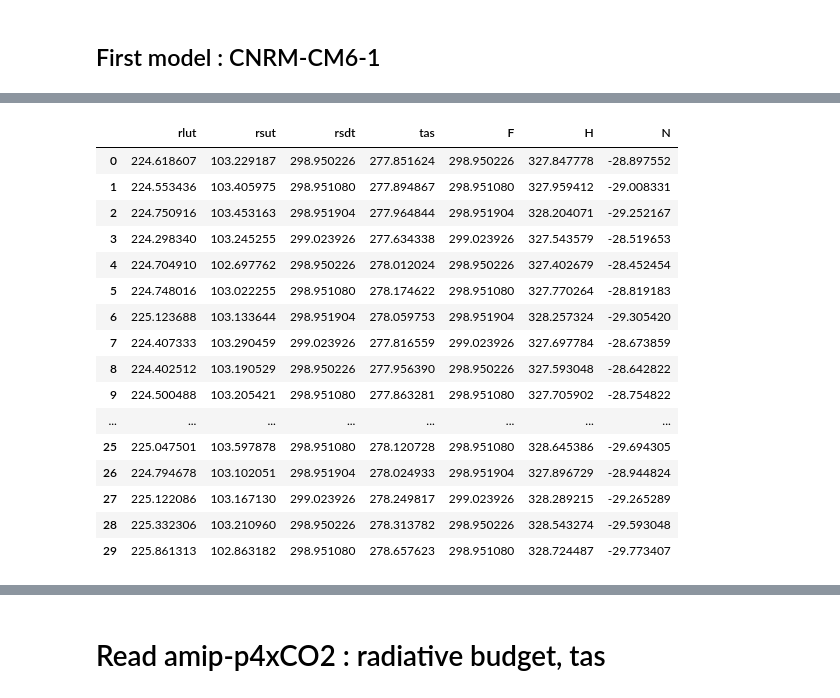
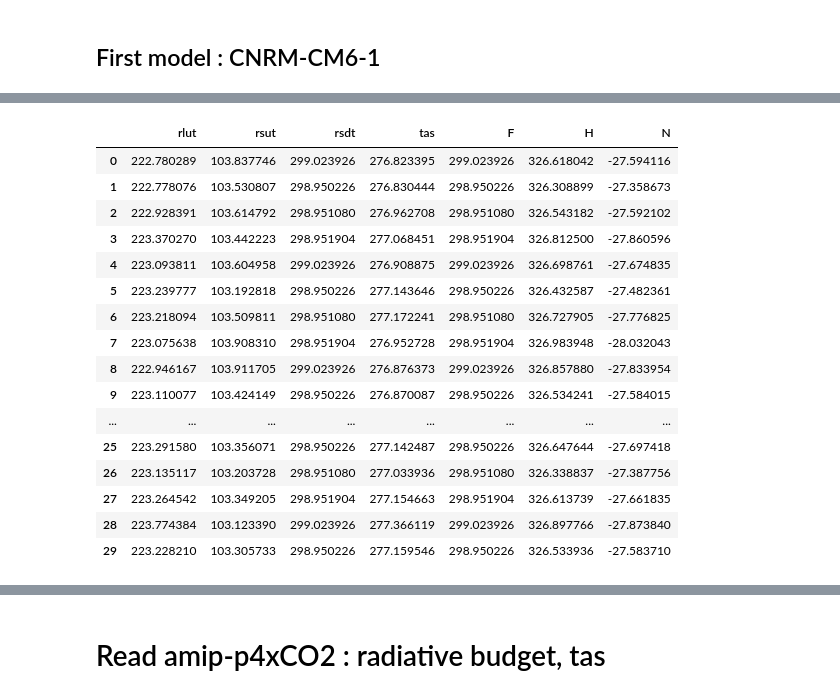
Before and after one commit to benmsanderson/CNRMppe, a Jupyter notebook: CFMIP_Lambda.ipynb, the cells around one changed output, grey strips where cells are left out. Drawn from its saved outputs; the diff is of its cells as text; code cells hidden in the pictures.

```diff
--- a/CFMIP_Lambda.ipynb
+++ b/CFMIP_Lambda.ipynb
@@ -88,0 +84,13 @@ CNRM_actl3
+# %%
+#------------- CNRM_SST : open files and read variables ----------------------
+#
+path_sst = "/data/scratch/globc/peatier/CMIP6/CNRM-CM6-1/CFMIP/SST/"
+filename_sstCTL = "*_piSST_*.nc"
+file_sstCTL = xr.open_mfdataset(path_sst+filename_sstCTL,combine='by_coords')
+#
+variables=['rlut', 'rsut','rsdt','tas']
+df_sstCTL=file_sstCTL[variables].to_dataframe().drop('height',axis=1)
+df1_sstCTL=df_sstCTL.reset_index(level=['time'])
+df1_sstCTL['year']=pd.DatetimeIndex(df1_sstCTL['time']).year
+sst_CTL=df1_sstCTL.groupby(['year']).mean()
+sst_CTL
@@ -89,28 +116,27 @@ CNRM_actl3
 # %%
 # Compute radiative budget
-CNRM_actl3['F']=CNRM_actl3['rsdt']
-CNRM_actl3['H']=CNRM_actl3['rsut']+CNRM_actl3['rlut']
-CNRM_actl3['N']=CNRM_actl3['F']-CNRM_actl3['H']
+sst_CTL['F']=sst_CTL['rsdt']
+sst_CTL['H']=sst_CTL['rsut']+sst_CTL['rlut']
+sst_CTL['N']=sst_CTL['F']-sst_CTL['H']
 
 # reshape
-CNRM_year_list=range(1870,1985,1)
-CNRM_actl=CNRM_actl3.drop(CNRM_year_list).reset_index(level=['year']).drop(axis=1,columns='year')
-CNRM_actl
+sstCTL=sst_CTL.reset_index(level=['year']).drop(axis=1,columns='year')
+sstCTL
 # %% [output]
 |  | rlut | rsut | rsdt | tas | F | H | N |
-| 0 | 224.618607 | 103.229187 | 298.950226 | 277.851624 | 298.950226 | 327.847778 | -28.897552 |
-| 1 | 224.553436 | 103.405975 | 298.951080 | 277.894867 | 298.951080 | 327.959412 | -29.008331 |
-| 2 | 224.750916 | 103.453163 | 298.951904 | 277.964844 | 298.951904 | 328.204071 | -29.252167 |
-| 3 | 224.298340 | 103.245255 | 299.023926 | 277.634338 | 299.023926 | 327.543579 | -28.519653 |
-| 4 | 224.704910 | 102.697762 | 298.950226 | 278.012024 | 298.950226 | 327.402679 | -28.452454 |
-| 5 | 224.748016 | 103.022255 | 298.951080 | 278.174622 | 298.951080 | 327.770264 | -28.819183 |
-| 6 | 225.123688 | 103.133644 | 298.951904 | 278.059753 | 298.951904 | 328.257324 | -29.305420 |
-| 7 | 224.407333 | 103.290459 | 299.023926 | 277.816559 | 299.023926 | 327.697784 | -28.673859 |
-| 8 | 224.402512 | 103.190529 | 298.950226 | 277.956390 | 298.950226 | 327.593048 | -28.642822 |
-| 9 | 224.500488 | 103.205421 | 298.951080 | 277.863281 | 298.951080 | 327.705902 | -28.754822 |
+| 0 | 222.780289 | 103.837746 | 299.023926 | 276.823395 | 299.023926 | 326.618042 | -27.594116 |
+| 1 | 222.778076 | 103.530807 | 298.950226 | 276.830444 | 298.950226 | 326.308899 | -27.358673 |
+| 2 | 222.928391 | 103.614792 | 298.951080 | 276.962708 | 298.951080 | 326.543182 | -27.592102 |
+| 3 | 223.370270 | 103.442223 | 298.951904 | 277.068451 | 298.951904 | 326.812500 | -27.860596 |
+| 4 | 223.093811 | 103.604958 | 299.023926 | 276.908875 | 299.023926 | 326.698761 | -27.674835 |
+| 5 | 223.239777 | 103.192818 | 298.950226 | 277.143646 | 298.950226 | 326.432587 | -27.482361 |
+| 6 | 223.218094 | 103.509811 | 298.951080 | 277.172241 | 298.951080 | 326.727905 | -27.776825 |
+| 7 | 223.075638 | 103.908310 | 298.951904 | 276.952728 | 298.951904 | 326.983948 | -28.032043 |
+| 8 | 222.946167 | 103.911705 | 299.023926 | 276.876373 | 299.023926 | 326.857880 | -27.833954 |
+| 9 | 223.110077 | 103.424149 | 298.950226 | 276.870087 | 298.950226 | 326.534241 | -27.584015 |
 | ... | ... | ... | ... | ... | ... | ... | ... |
-| 25 | 225.047501 | 103.597878 | 298.951080 | 278.120728 | 298.951080 | 328.645386 | -29.694305 |
-| 26 | 224.794678 | 103.102051 | 298.951904 | 278.024933 | 298.951904 | 327.896729 | -28.944824 |
-| 27 | 225.122086 | 103.167130 | 299.023926 | 278.249817 | 299.023926 | 328.289215 | -29.265289 |
-| 28 | 225.332306 | 103.210960 | 298.950226 | 278.313782 | 298.950226 | 328.543274 | -29.593048 |
-| 29 | 225.861313 | 102.863182 | 298.951080 | 278.657623 | 298.951080 | 328.724487 | -29.773407 |
+| 25 | 223.291580 | 103.356071 | 298.950226 | 277.142487 | 298.950226 | 326.647644 | -27.697418 |
+| 26 | 223.135117 | 103.203728 | 298.951080 | 277.033936 | 298.951080 | 326.338837 | -27.387756 |
+| 27 | 223.264542 | 103.349205 | 298.951904 | 277.154663 | 298.951904 | 326.613739 | -27.661835 |
+| 28 | 223.774384 | 103.123390 | 299.023926 | 277.366119 | 299.023926 | 326.897766 | -27.873840 |
+| 29 | 223.228210 | 103.305733 | 298.950226 | 277.159546 | 298.950226 | 326.533936 | -27.583710 |
```
Also changed, not shown: parts of 13 cells of this notebook.
